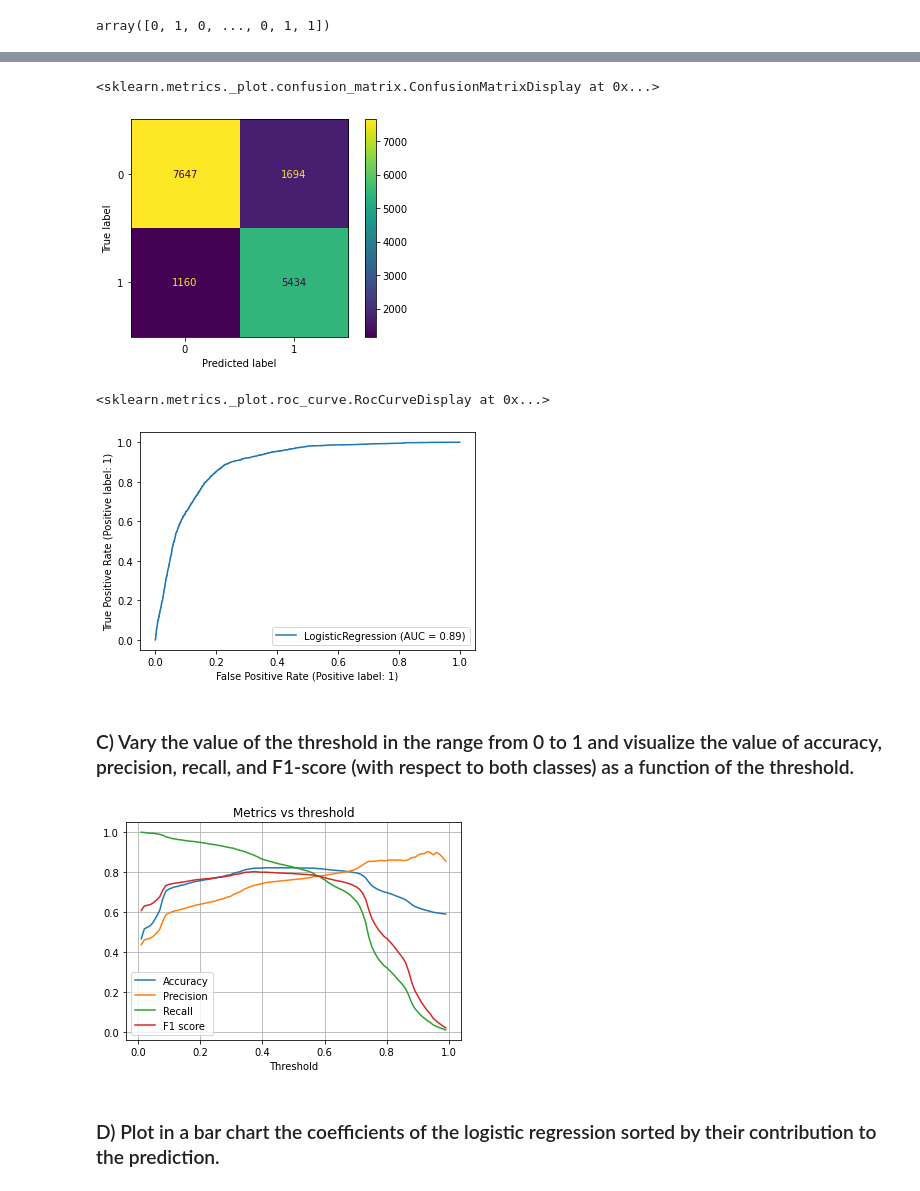
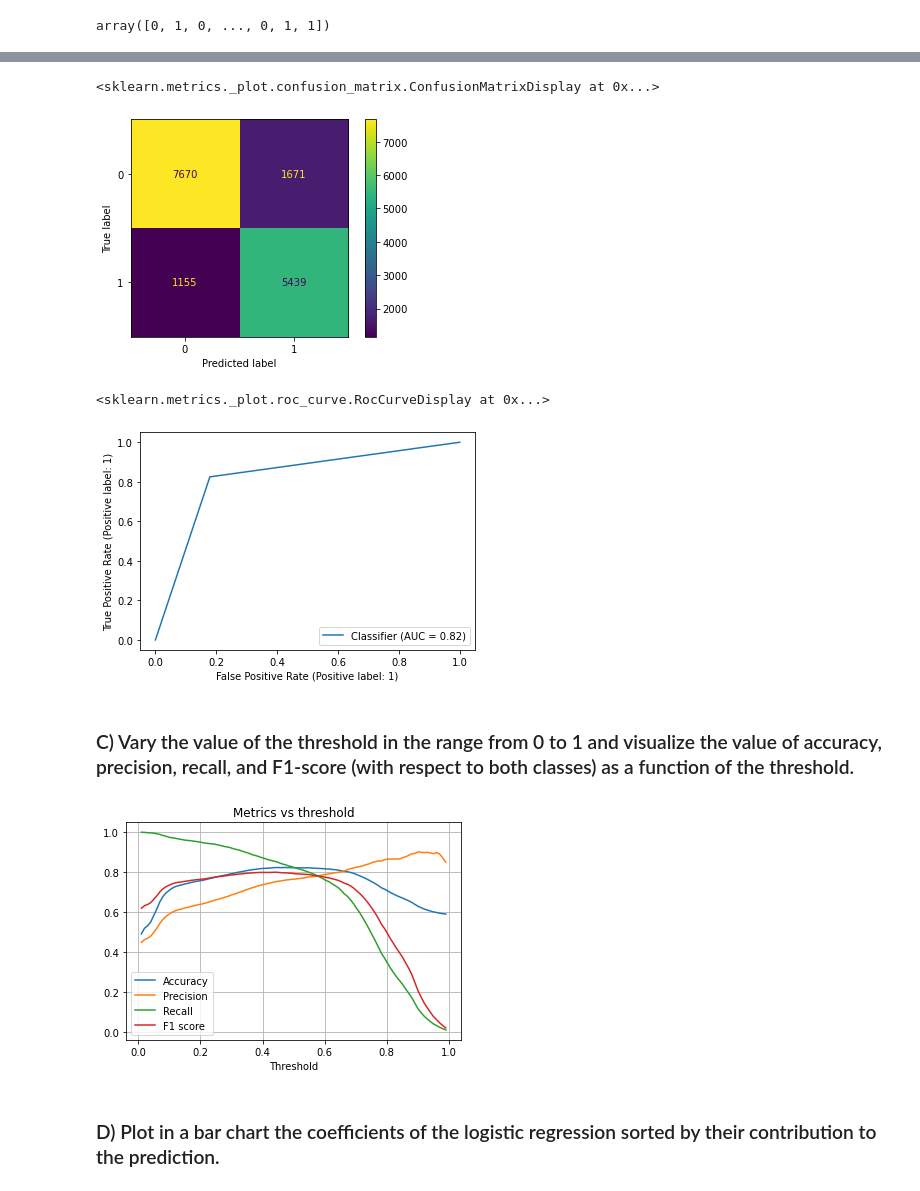
Before and after one commit to Quentin18/2021, a Jupyter notebook: Tutorials/07 - Applied ML/AppliedML.ipynb, the cells around one changed output, grey strips where cells are left out. Saved outputs shown, nothing was run; the diff lists cells and outputs as text; code cells hidden in the pictures.

```diff
--- a/Tutorials/07 - Applied ML/AppliedML.ipynb
+++ b/Tutorials/07 - Applied ML/AppliedML.ipynb
@@ -117,6 +115,10 @@ y
 79670    0
 79671    0
 Name: outcome_type, Length: 79672, dtype: int64
+# %%
+# Standardize features
+scaler = StandardScaler()
+X = scaler.fit_transform(X)
 # %%
 X_train, X_test, y_train, y_test = train_test_split(X, y, test_size=0.20,
                                                     random_state=1)
@@ -158,15 +172,15 @@ F1 score: 0.792
 # %%
 # Confusion matrix
-plot_confusion_matrix(clf, X_test, y_test)
+ConfusionMatrixDisplay.from_predictions(y_test, y_pred)
 # %% [output]
 <sklearn.metrics._plot.confusion_matrix.ConfusionMatrixDisplay at 0x...>
-[figure, old version]
+[figure, new version]
 # %%
 # Plot ROC curve
-plot_roc_curve(clf, X_test, y_test)
+RocCurveDisplay.from_predictions(y_test, y_pred)
 # %% [output]
 <sklearn.metrics._plot.roc_curve.RocCurveDisplay at 0x...>
-[figure, old version]
+[figure, new version]
 # %% [markdown]
 ### C) Vary the value of the threshold in the range from 0 to 1 and visualize the value of accuracy, precision, recall, and F1-score (with respect to both classes) as a function of the threshold.
 # %%
@@ -192,7 +206,7 @@ plt.xlabel('Threshold')
 plt.title('Metrics vs threshold')
 plt.grid()
 # %% [output]
-[figure, old version]
+[figure, new version]
 # %% [markdown]
 ### D) Plot in a bar chart the coefficients of the logistic regression sorted by their contribution to the prediction.
 # %% [markdown]
```
Also changed, not shown: parts of 3 cells of this notebook.
